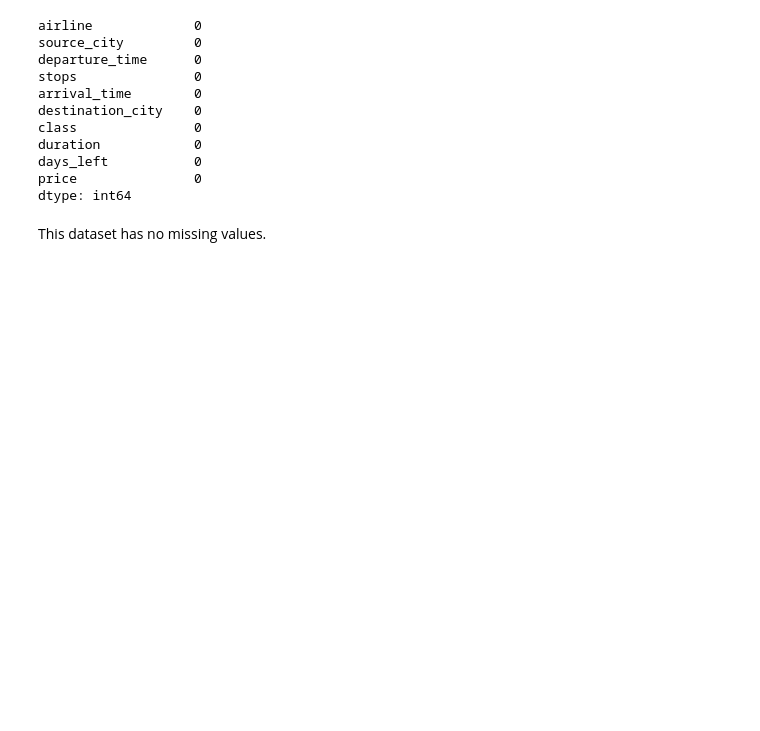
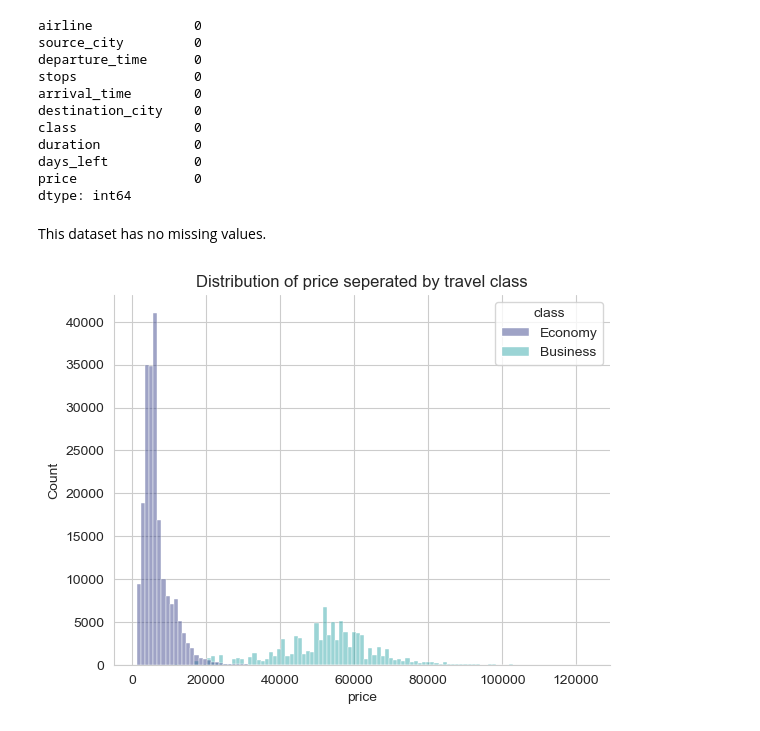
Before and after one commit to sirisha0505/LetslearnGit, a Jupyter notebook: Making clean data from Business & economy files - Flight price prediction.ipynb, the cells around one changed output. Saved outputs shown, nothing was run; the diff lists cells and outputs as text; code cells hidden in the pictures; blank space fills up the shorter version.

```diff
--- a/Making clean data from Business & economy files - Flight price prediction.ipynb
+++ b/Making clean data from Business & economy files - Flight price prediction.ipynb
@@ -401,3 +401,10 @@ price               0
 dtype: int64
 # %% [markdown]
 This dataset has no missing values.
+# %%
+sns.histplot(x = "price", hue = "class", data = df, color = ["green", "blue"], alpha =.5, palette = "mako")
+sns.despine(top = True, right = True, left = False, bottom = False)
+plt.title("Distribution of price seperated by travel class")
+plt.show()
+# %% [output]
+[figure, added]
```
Also changed, not shown: parts of 7 cells of this notebook.
